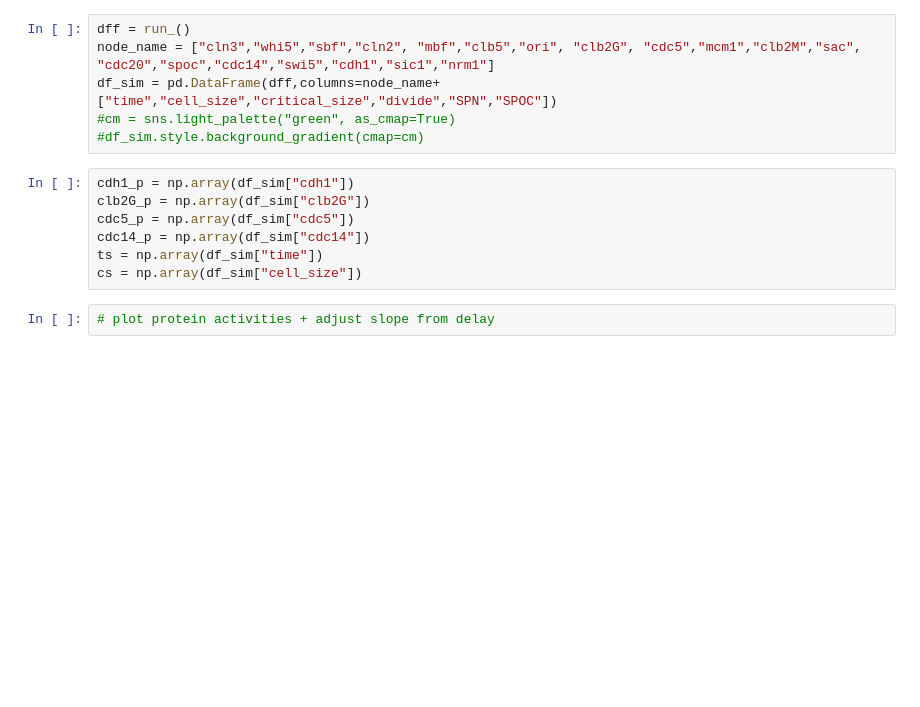
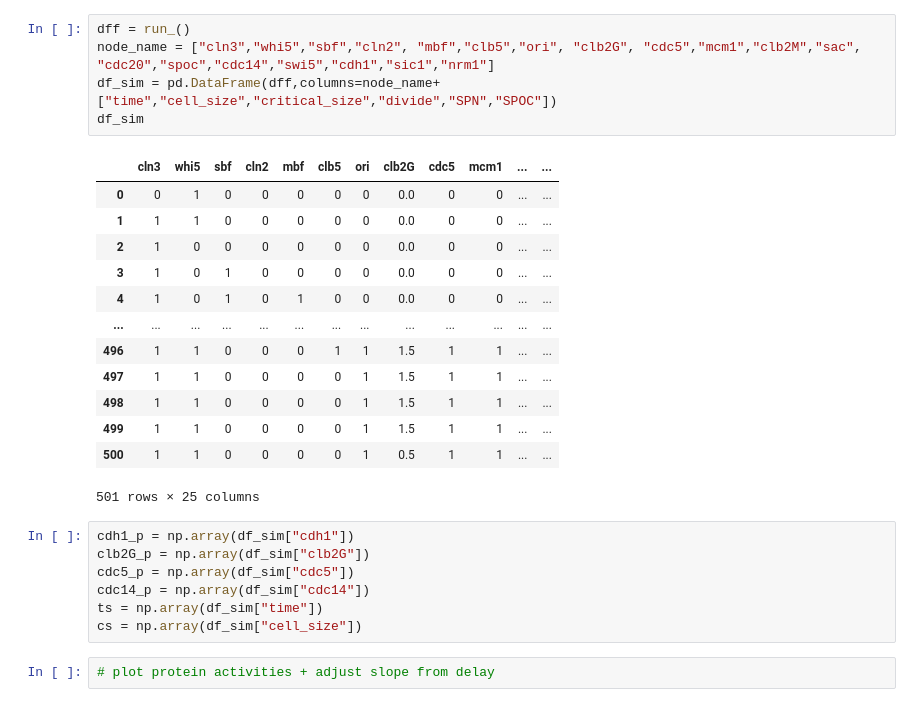
Before and after one commit to Ktaoma/A-continuous-time-Boolean-model-of-the-endocycle-events-in-budding-yeast, a Jupyter notebook: simulate-Fig6A.ipynb, the cells around one changed output. Drawn from its saved outputs; the diff is of its cells as text; blank space fills up the shorter version.

```diff
--- a/simulate-Fig6A.ipynb
+++ b/simulate-Fig6A.ipynb
@@ -423,9 +400,22 @@ def run_():
 # %%
 dff = run_()
 node_name = ["cln3","whi5","sbf","cln2", "mbf","clb5","ori", "clb2G", "cdc5","mcm1","clb2M","sac", "cdc20","spoc","cdc14","swi5","cdh1","sic1","nrm1"]
 df_sim = pd.DataFrame(dff,columns=node_name+["time","cell_size","critical_size","divide","SPN","SPOC"])
-#cm = sns.light_palette("green", as_cmap=True)
-#df_sim.style.background_gradient(cmap=cm)
+df_sim
+# %% [output]
+|  | cln3 | whi5 | sbf | cln2 | mbf | clb5 | ori | clb2G | cdc5 | mcm1 | ... | ... |
+| 0 | 0 | 1 | 0 | 0 | 0 | 0 | 0 | 0.0 | 0 | 0 | ... | ... |
+| 1 | 1 | 1 | 0 | 0 | 0 | 0 | 0 | 0.0 | 0 | 0 | ... | ... |
+| 2 | 1 | 0 | 0 | 0 | 0 | 0 | 0 | 0.0 | 0 | 0 | ... | ... |
+| 3 | 1 | 0 | 1 | 0 | 0 | 0 | 0 | 0.0 | 0 | 0 | ... | ... |
+| 4 | 1 | 0 | 1 | 0 | 1 | 0 | 0 | 0.0 | 0 | 0 | ... | ... |
+| ... | ... | ... | ... | ... | ... | ... | ... | ... | ... | ... | ... | ... |
+| 496 | 1 | 1 | 0 | 0 | 0 | 1 | 1 | 1.5 | 1 | 1 | ... | ... |
+| 497 | 1 | 1 | 0 | 0 | 0 | 0 | 1 | 1.5 | 1 | 1 | ... | ... |
+| 498 | 1 | 1 | 0 | 0 | 0 | 0 | 1 | 1.5 | 1 | 1 | ... | ... |
+| 499 | 1 | 1 | 0 | 0 | 0 | 0 | 1 | 1.5 | 1 | 1 | ... | ... |
+| 500 | 1 | 1 | 0 | 0 | 0 | 0 | 1 | 0.5 | 1 | 1 | ... | ... |
+501 rows × 25 columns
 # %%
 cdh1_p = np.array(df_sim["cdh1"])
 clb2G_p = np.array(df_sim["clb2G"])
```
Also changed, not shown: parts of 4 cells of this notebook, 3 other files.
